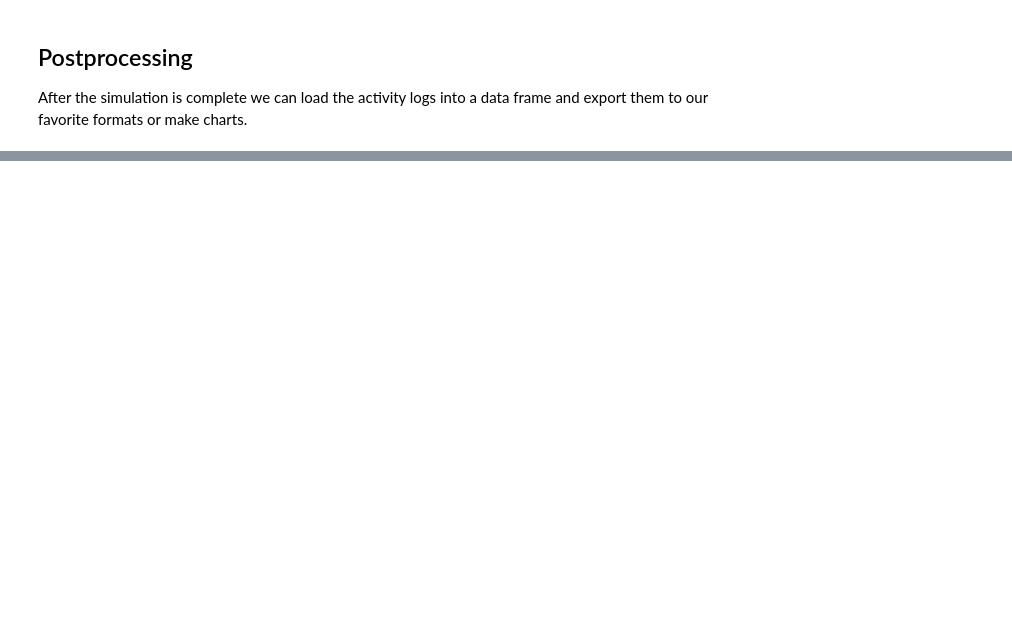
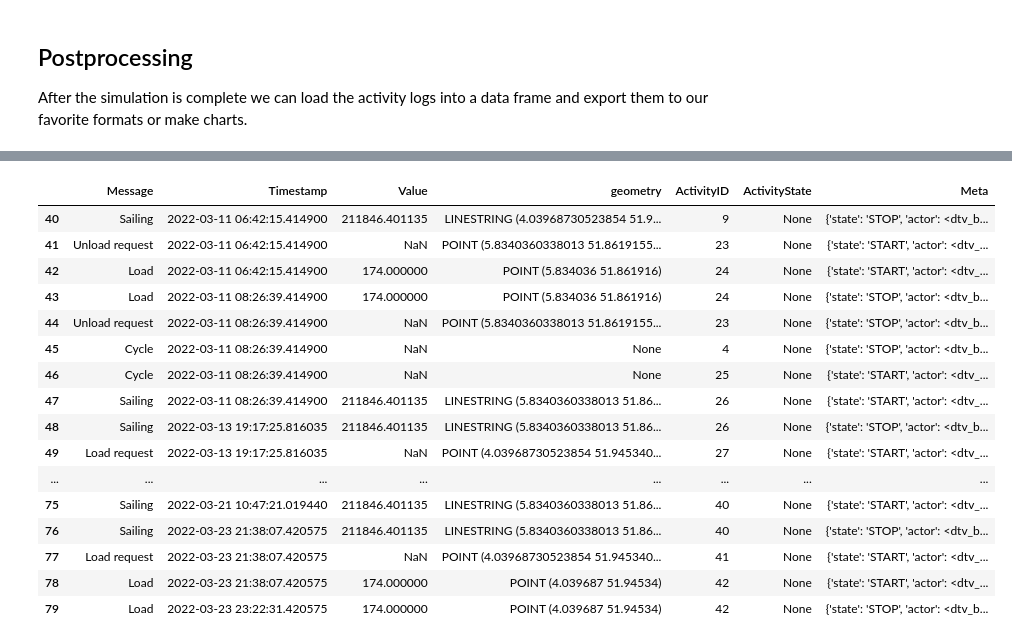
Before and after one commit to Deltares-research/digitaltwin-waterway, a Jupyter notebook: notebooks/scenarios/scenario-bridges.ipynb, the cells around one changed output, grey strips where cells are left out. Drawn from its saved outputs; the diff is of its cells as text; code cells hidden in the pictures; blank space fills up the shorter version.

Commit message:
bridge scenario

```diff
--- a/notebooks/scenarios/scenario-bridges.ipynb
+++ b/notebooks/scenarios/scenario-bridges.ipynb
@@ -140,10 +140,7 @@ fleet
 
 with open('../../dtv_backend/tests/test-bridges/config.json') as f:
     config = geojson.load(f)
-# config['fleet'] = fleet
-# config['sites'] = sites
-# with open('../../dtv_backend/tests/test-bridges/config.json', 'w') as f:
-#     json.dump(config, f)
+config['fleet'] = [config['fleet'][0]]
 # %% [markdown]
 ## Simulation environment
 Setup an simulation environment with a time that starts today. You can also choose a date in the past or future. Using the date 0 won't work on windows.
@@ -178,9 +179,7 @@ for ship in config['fleet']:
     # the ship needs to know about the climate
     # TODO: add info about waterlevel
     # TODO: add info or function about bridges
-    if 'climate' in config:
-        kwargs['climate'] = config['climate']
-    ship = dtv_backend.simple.Ship(env, **kwargs)
+    ship = dtv_backend.simple.Ship(env, climate=config['climate'], **kwargs)
     ships.append(ship)
 # %% [markdown]
 ## Simulation loop
@@ -285,0 +329,20 @@ log_df.head(n=20)[['Message', 'actor_name', 'Timestamp', 'state', 'Meta']]
+# %%
+pd.DataFrame(ships[0].logbook).iloc[40:80]
+# %% [output]
+|  | Message | Timestamp | Value | geometry | ActivityID | ActivityState | Meta |
+| 40 | Sailing | 2022-03-11 06:42:15.414900 | 211846.401135 | LINESTRING (4.03968730523854 51.9... | 9 | None | {'state': 'STOP', 'actor': <dtv_b... |
+| 41 | Unload request | 2022-03-11 06:42:15.414900 | NaN | POINT (5.8340360338013 51.8619155... | 23 | None | {'state': 'START', 'actor': <dtv_... |
+| 42 | Load | 2022-03-11 06:42:15.414900 | 174.000000 | POINT (5.834036 51.861916) | 24 | None | {'state': 'START', 'actor': <dtv_... |
+| 43 | Load | 2022-03-11 08:26:39.414900 | 174.000000 | POINT (5.834036 51.861916) | 24 | None | {'state': 'STOP', 'actor': <dtv_b... |
+| 44 | Unload request | 2022-03-11 08:26:39.414900 | NaN | POINT (5.8340360338013 51.8619155... | 23 | None | {'state': 'STOP', 'actor': <dtv_b... |
+| 45 | Cycle | 2022-03-11 08:26:39.414900 | NaN | None | 4 | None | {'state': 'STOP', 'actor': <dtv_b... |
+| 46 | Cycle | 2022-03-11 08:26:39.414900 | NaN | None | 25 | None | {'state': 'START', 'actor': <dtv_... |
+| 47 | Sailing | 2022-03-11 08:26:39.414900 | 211846.401135 | LINESTRING (5.8340360338013 51.86... | 26 | None | {'state': 'START', 'actor': <dtv_... |
+| 48 | Sailing | 2022-03-13 19:17:25.816035 | 211846.401135 | LINESTRING (5.8340360338013 51.86... | 26 | None | {'state': 'STOP', 'actor': <dtv_b... |
+| 49 | Load request | 2022-03-13 19:17:25.816035 | NaN | POINT (4.03968730523854 51.945340... | 27 | None | {'state': 'START', 'actor': <dtv_... |
+| ... | ... | ... | ... | ... | ... | ... | ... |
+| 75 | Sailing | 2022-03-21 10:47:21.019440 | 211846.401135 | LINESTRING (5.8340360338013 51.86... | 40 | None | {'state': 'START', 'actor': <dtv_... |
+| 76 | Sailing | 2022-03-23 21:38:07.420575 | 211846.401135 | LINESTRING (5.8340360338013 51.86... | 40 | None | {'state': 'STOP', 'actor': <dtv_b... |
+| 77 | Load request | 2022-03-23 21:38:07.420575 | NaN | POINT (4.03968730523854 51.945340... | 41 | None | {'state': 'START', 'actor': <dtv_... |
+| 78 | Load | 2022-03-23 21:38:07.420575 | 174.000000 | POINT (4.039687 51.94534) | 42 | None | {'state': 'START', 'actor': <dtv_... |
+| 79 | Load | 2022-03-23 23:22:31.420575 | 174.000000 | POINT (4.039687 51.94534) | 42 | None | {'state': 'STOP', 'actor': <dtv_b... |
```
Also changed, not shown: parts of 11 cells of this notebook, 3 other files.
